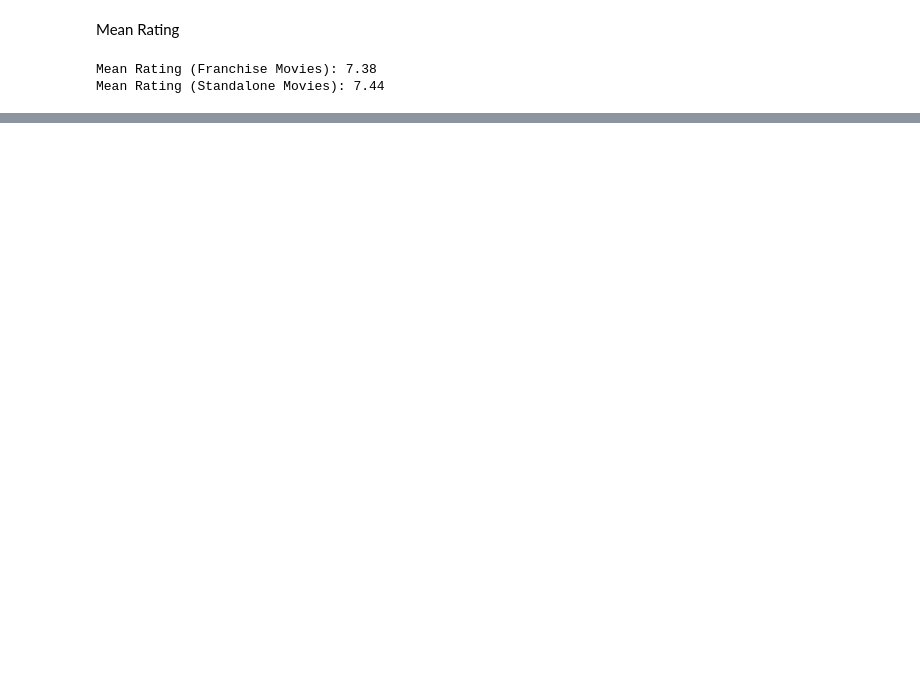
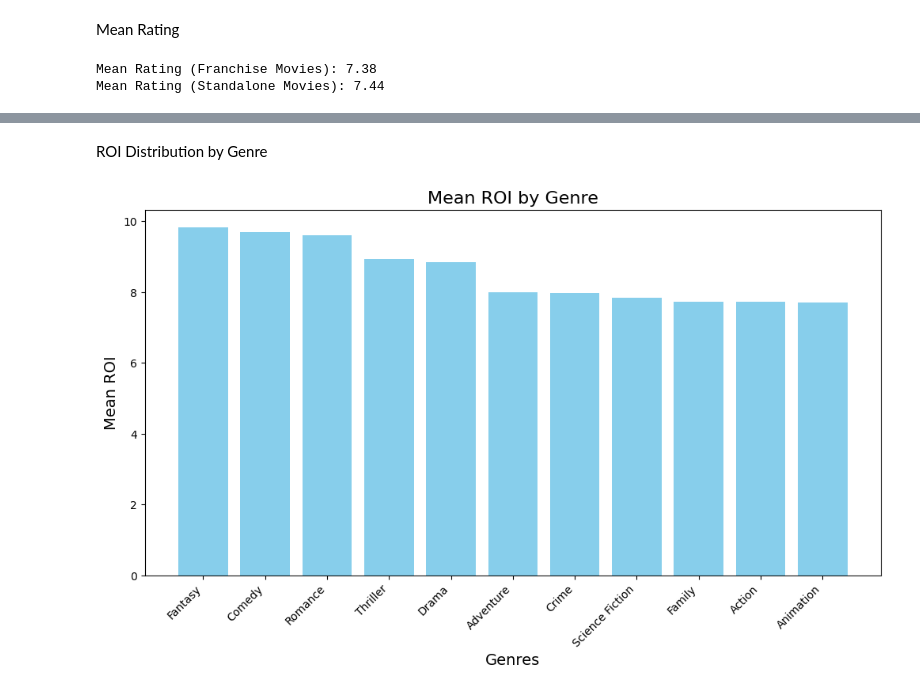
Before and after one commit to b-kenneth/Python_Fundamentals, a Jupyter notebook: movie_data_analysis.ipynb, the cells around one changed output, grey strips where cells are left out. Drawn from its saved outputs; the diff is of its cells as text; code cells hidden in the pictures; blank space fills up the shorter version.

```diff
--- a/movie_data_analysis.ipynb
+++ b/movie_data_analysis.ipynb
@@ -870,0 +1149,23 @@ Mean Rating (Standalone Movies): 7.44
+# %% [markdown]
+ROI Distribution by Genre
+# %%
+# Step 1: Calculate Mean ROI for Each Genre
+mean_roi_by_genre = genre_df.groupby('genres')['ROI'].mean().reset_index()
+
+# Step 2: Sort genres by mean ROI in descending order
+mean_roi_by_genre = mean_roi_by_genre.sort_values(by='ROI', ascending=False)
+
+# Step 3: Create a bar chart
+plt.figure(figsize=(12, 6))
+plt.bar(mean_roi_by_genre['genres'], mean_roi_by_genre['ROI'], color='skyblue')
+
+# Add labels and title
+plt.title('Mean ROI by Genre', fontsize=16)
+plt.xlabel('Genres', fontsize=14)
+plt.ylabel('Mean ROI', fontsize=14)
+plt.xticks(rotation=45, ha='right')  # Rotate genre labels for better readability
+
+# Show the plot
+plt.show()
+# %% [output]
+[figure, added]
```
Also changed, not shown: parts of 39 cells of this notebook, 2 other files.
